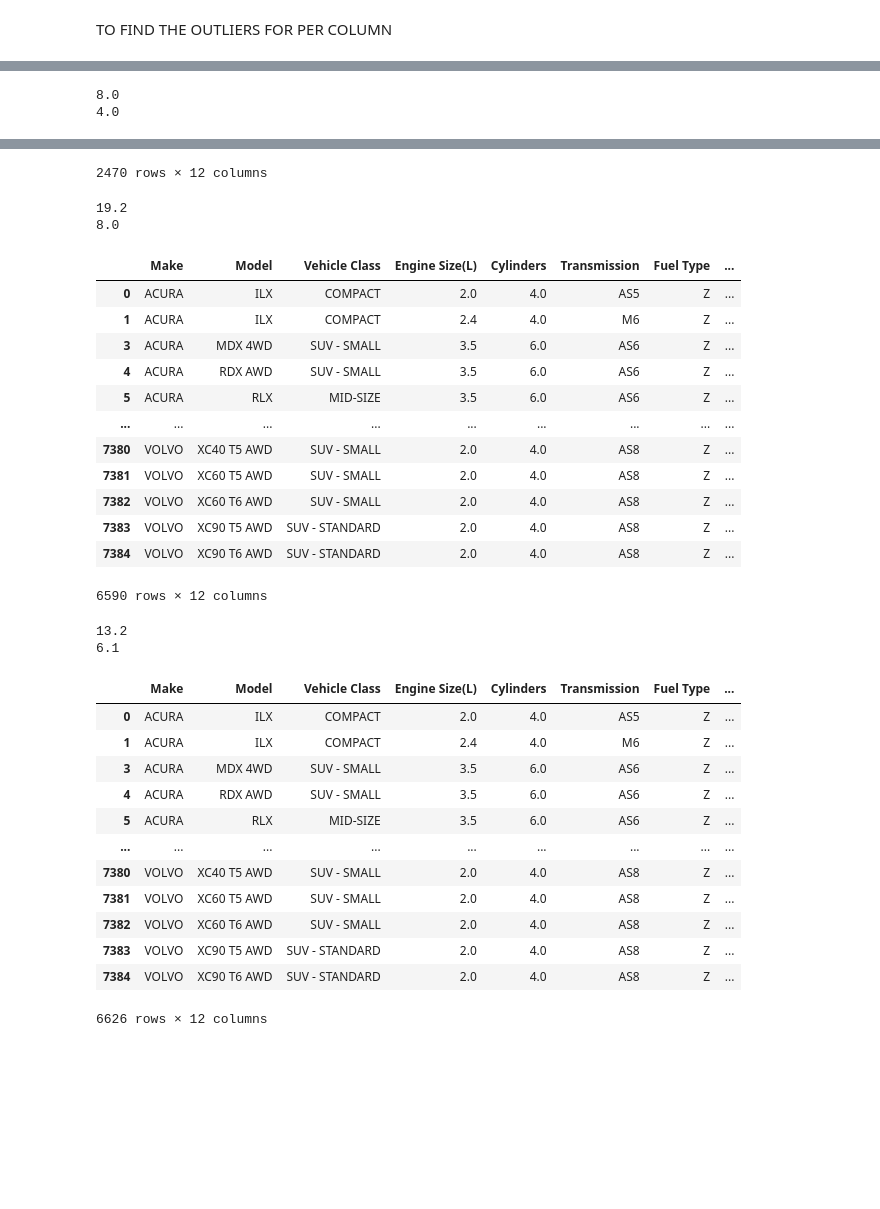
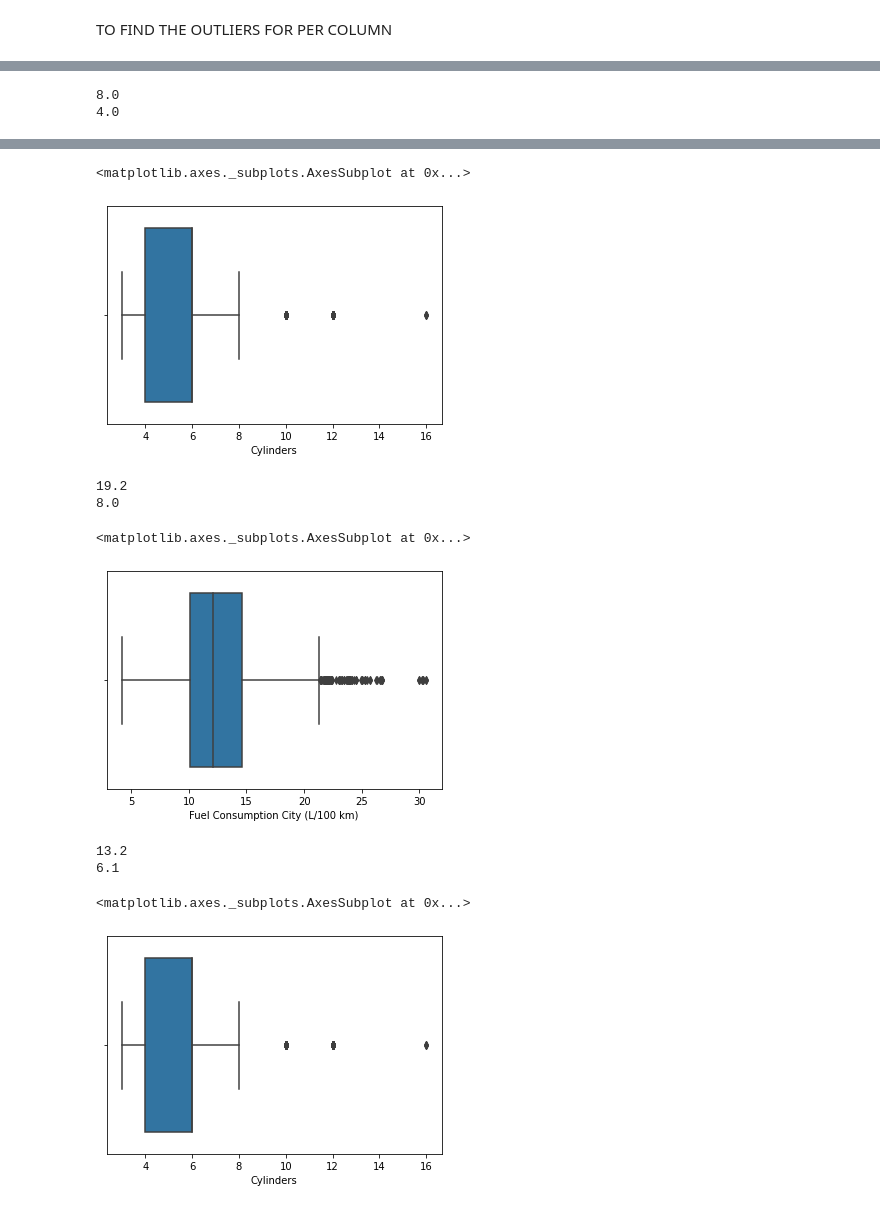
Before and after one commit to somashekar95/CO2data_cleansing, a Jupyter notebook: CO2data.ipynb, the cells around one changed output, grey strips where cells are left out. Drawn from its saved outputs; the diff is of its cells as text; code cells hidden in the pictures; blank space fills up the shorter version.

```diff
--- a/CO2data.ipynb
+++ b/CO2data.ipynb
@@ -84,8 +82,9 @@ min=df['Cylinders'].quantile(0.05)
 print(min)
 df[df['Cylinders']<min]
 df[df['Cylinders']>max]
-df2=df[(df['Cylinders']>min)& (df['Cylinders']<max)]
+df2=df[(df['Cylinders']>min)& (df['Cylinders']<max)] # to remove the outliers
 df2
+sns.boxplot(df['Cylinders'])
 # %% [output]
 8.0
 4.0
@@ -104,4 +91,5 @@ df2
-2470 rows × 12 columns
+<matplotlib.axes._subplots.AxesSubplot at 0x...>
+[figure, added]
 # %%
 # Outliers in Fuel Consumption City (L/100 km) column
 max=df['Fuel Consumption City (L/100 km)'].quantile(0.95)
@@ -110,24 +98,14 @@ min=df['Fuel Consumption City (L/100 km)'].quantile(0.05)
 print(min)
 df[df['Fuel Consumption City (L/100 km)']<min]
 df[df['Fuel Consumption City (L/100 km)']>max]
-df3=df[(df['Fuel Consumption City (L/100 km)']>min)& (df['Fuel Consumption City (L/100 km)']<max)]
+df3=df[(df['Fuel Consumption City (L/100 km)']>min)& (df['Fuel Consumption City (L/100 km)']<max)] # to remove the outliers
 df3
+sns.boxplot(df['Fuel Consumption City (L/100 km)'])
 # %% [output]
 19.2
 8.0
-|  | Make | Model | Vehicle Class | Engine Size(L) | Cylinders | Transmission | Fuel Type | ... |
-| 0 | ACURA | ILX | COMPACT | 2.0 | 4.0 | AS5 | Z | ... |
-| 1 | ACURA | ILX | COMPACT | 2.4 | 4.0 | M6 | Z | ... |
-| 3 | ACURA | MDX 4WD | SUV - SMALL | 3.5 | 6.0 | AS6 | Z | ... |
-| 4 | ACURA | RDX AWD | SUV - SMALL | 3.5 | 6.0 | AS6 | Z | ... |
-| 5 | ACURA | RLX | MID-SIZE | 3.5 | 6.0 | AS6 | Z | ... |
-| ... | ... | ... | ... | ... | ... | ... | ... | ... |
-| 7380 | VOLVO | XC40 T5 AWD | SUV - SMALL | 2.0 | 4.0 | AS8 | Z | ... |
-| 7381 | VOLVO | XC60 T5 AWD | SUV - SMALL | 2.0 | 4.0 | AS8 | Z | ... |
-| 7382 | VOLVO | XC60 T6 AWD | SUV - SMALL | 2.0 | 4.0 | AS8 | Z | ... |
-| 7383 | VOLVO | XC90 T5 AWD | SUV - STANDARD | 2.0 | 4.0 | AS8 | Z | ... |
-| 7384 | VOLVO | XC90 T6 AWD | SUV - STANDARD | 2.0 | 4.0 | AS8 | Z | ... |
-6590 rows × 12 columns
+<matplotlib.axes._subplots.AxesSubplot at 0x...>
+[figure, added]
 # %%
 # Outliers in Fuel Consumption Hwy (L/100 km) column
 max=df['Fuel Consumption Hwy (L/100 km)'].quantile(0.95)
@@ -136,24 +114,14 @@ min=df['Fuel Consumption Hwy (L/100 km)'].quantile(0.05)
 print(min)
 df[df['Fuel Consumption Hwy (L/100 km)']<min]
 df[df['Fuel Consumption Hwy (L/100 km)']>max]
-df4=df[(df['Fuel Consumption Hwy (L/100 km)']>min)& (df['Fuel Consumption Hwy (L/100 km)']<max)]
+df4=df[(df['Fuel Consumption Hwy (L/100 km)']>min)& (df['Fuel Consumption Hwy (L/100 km)']<max)] # to remove the outliers
 df4
+sns.boxplot(df['Cylinders'])
 # %% [output]
 13.2
 6.1
-|  | Make | Model | Vehicle Class | Engine Size(L) | Cylinders | Transmission | Fuel Type | ... |
-| 0 | ACURA | ILX | COMPACT | 2.0 | 4.0 | AS5 | Z | ... |
-| 1 | ACURA | ILX | COMPACT | 2.4 | 4.0 | M6 | Z | ... |
-| 3 | ACURA | MDX 4WD | SUV - SMALL | 3.5 | 6.0 | AS6 | Z | ... |
-| 4 | ACURA | RDX AWD | SUV - SMALL | 3.5 | 6.0 | AS6 | Z | ... |
-| 5 | ACURA | RLX | MID-SIZE | 3.5 | 6.0 | AS6 | Z | ... |
-| ... | ... | ... | ... | ... | ... | ... | ... | ... |
-| 7380 | VOLVO | XC40 T5 AWD | SUV - SMALL | 2.0 | 4.0 | AS8 | Z | ... |
-| 7381 | VOLVO | XC60 T5 AWD | SUV - SMALL | 2.0 | 4.0 | AS8 | Z | ... |
-| 7382 | VOLVO | XC60 T6 AWD | SUV - SMALL | 2.0 | 4.0 | AS8 | Z | ... |
-| 7383 | VOLVO | XC90 T5 AWD | SUV - STANDARD | 2.0 | 4.0 | AS8 | Z | ... |
-| 7384 | VOLVO | XC90 T6 AWD | SUV - STANDARD | 2.0 | 4.0 | AS8 | Z | ... |
-6626 rows × 12 columns
+<matplotlib.axes._subplots.AxesSubplot at 0x...>
+[figure, added]
 # %%
 # Outliers in Fuel Consumption Comb (L/100 km) column
 max=df['Fuel Consumption Comb (L/100 km)'].quantile(0.95)
```
Also changed, not shown: parts of 7 cells of this notebook.
